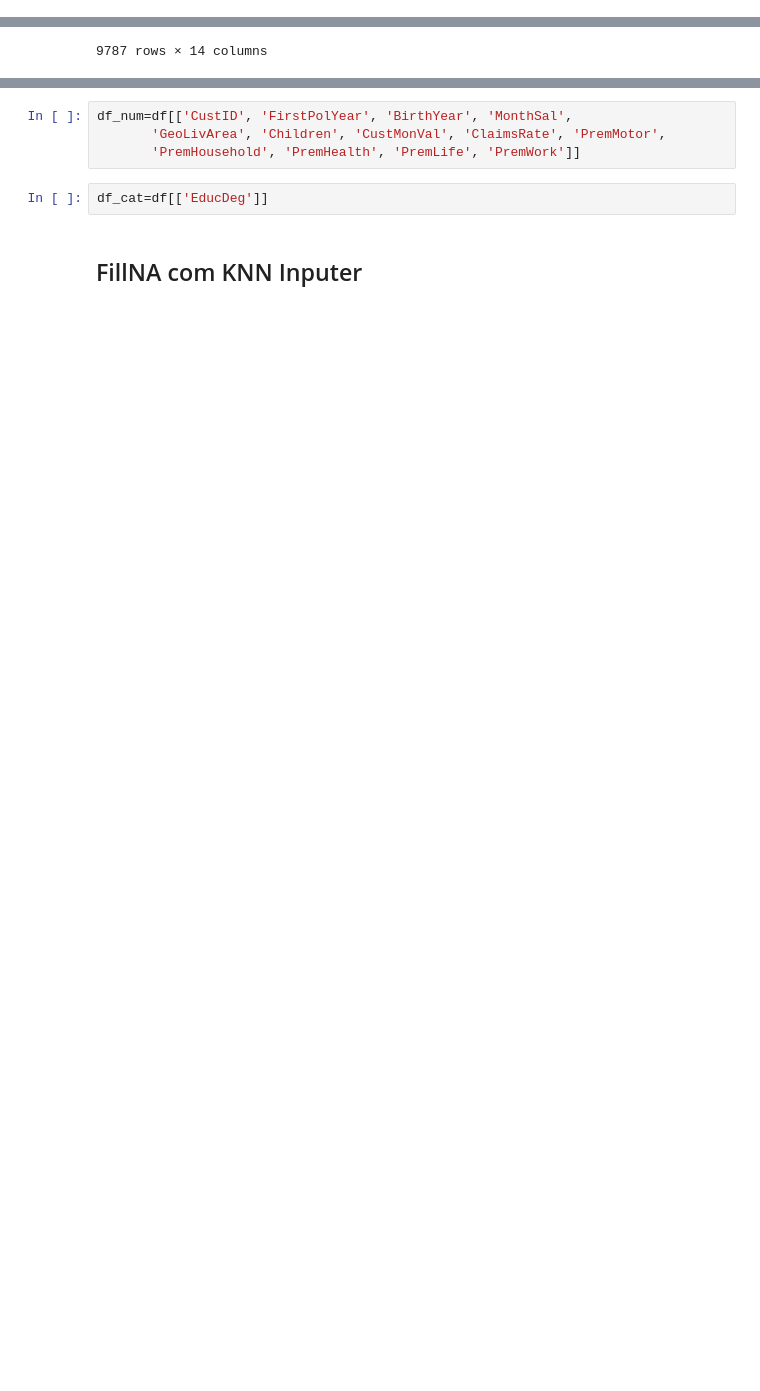
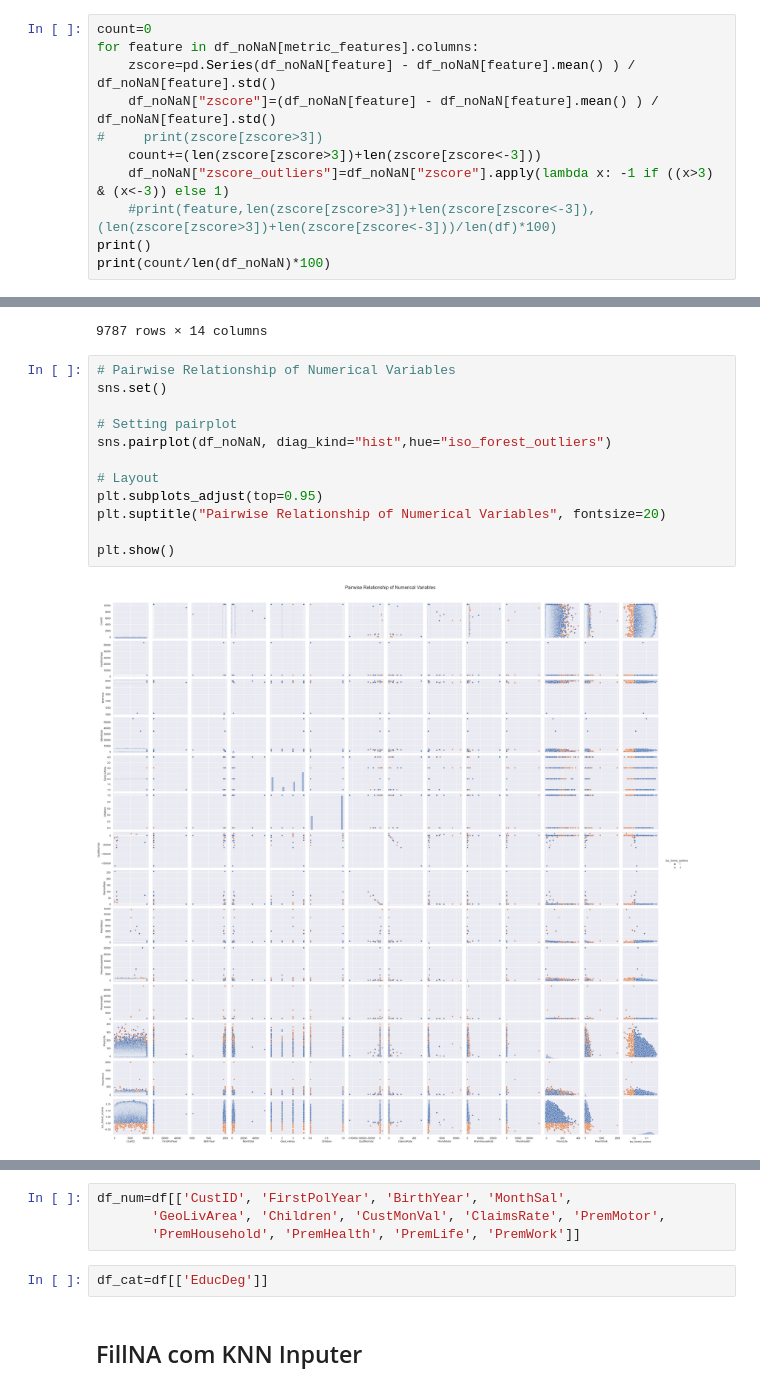
Before and after one commit to albertoparenti/Data-Mining-Project, a Jupyter notebook: DataMinig_V1.ipynb, the cells around one changed output, grey strips where cells are left out. Drawn from its saved outputs; the diff is of its cells as text; blank space fills up the shorter version.

```diff
--- a/DataMinig_V1.ipynb
+++ b/DataMinig_V1.ipynb
@@ -225,0 +239,11 @@ PremWork 159 1.5442890442890442
+# %%
+count=0
+for feature in df_noNaN[metric_features].columns:
+    zscore=pd.Series(df_noNaN[feature] - df_noNaN[feature].mean() ) / df_noNaN[feature].std()
+    df_noNaN["zscore"]=(df_noNaN[feature] - df_noNaN[feature].mean() ) / df_noNaN[feature].std()
+#     print(zscore[zscore>3])
+    count+=(len(zscore[zscore>3])+len(zscore[zscore<-3]))
+    df_noNaN["zscore_outliers"]=df_noNaN["zscore"].apply(lambda x: -1 if ((x>3) & (x<-3)) else 1)
+    #print(feature,len(zscore[zscore>3])+len(zscore[zscore<-3]),(len(zscore[zscore>3])+len(zscore[zscore<-3]))/len(df)*100)
+print()
+print(count/len(df_noNaN)*100)
@@ -291,3 +310,17 @@ df_withoutOutliers
 | 10294 | 10295.0 | 1981.0 | 1977.0 | b'1 - Basic' | 1971.0 | 2.0 | 1.0 | 250.05 | 0.65 | ... |
 | 10295 | 10296.0 | 1990.0 | 1981.0 | b'4 - PhD' | 2815.0 | 1.0 | 1.0 | 463.75 | 0.27 | ... |
 9787 rows × 14 columns
+# %%
+# Pairwise Relationship of Numerical Variables
+sns.set()
+
+# Setting pairplot
+sns.pairplot(df_noNaN, diag_kind="hist",hue="iso_forest_outliers")
+
+# Layout
+plt.subplots_adjust(top=0.95)
+plt.suptitle("Pairwise Relationship of Numerical Variables", fontsize=20)
+
+plt.show()
+# %% [output]
+[figure, added]
```
Also changed, not shown: parts of 28 cells of this notebook.
